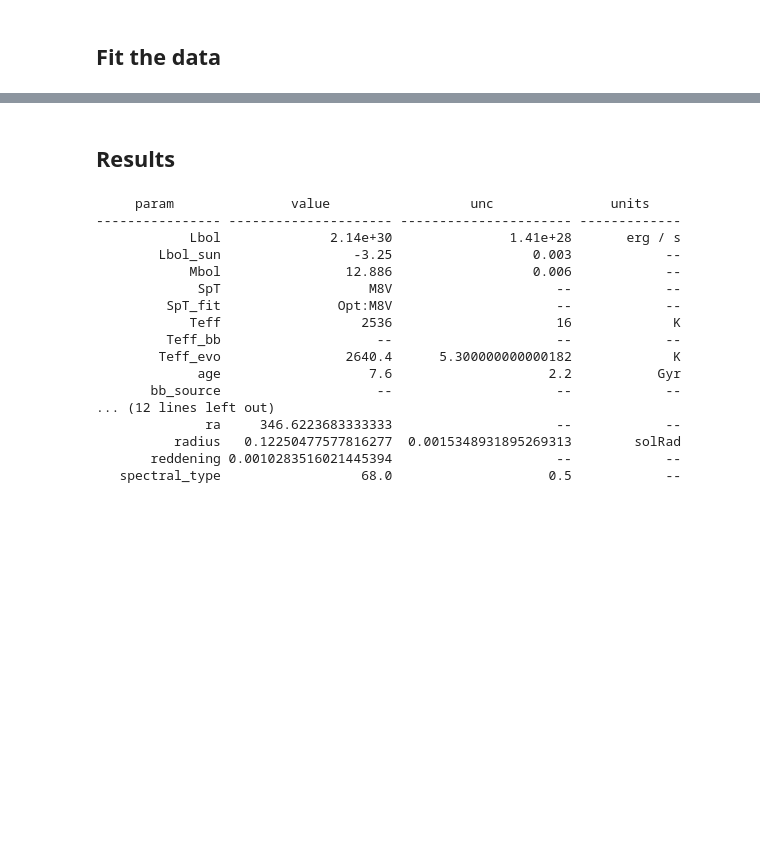
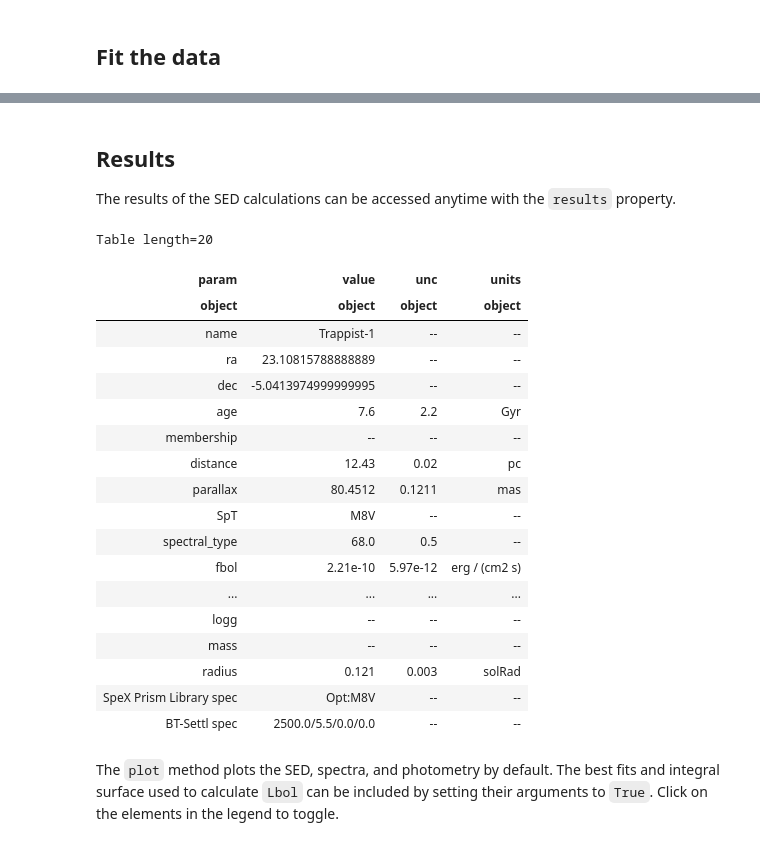
Before and after one commit to BDNYC/sedkit, a Jupyter notebook: sedkit/notebooks/Trappist-1.ipynb, the cells around one changed output, grey strips where cells are left out. Drawn from its saved outputs; the diff is of its cells as text; code cells hidden in the pictures; blank space fills up the shorter version.

```diff
--- a/sedkit/notebooks/Trappist-1.ipynb
+++ b/sedkit/notebooks/Trappist-1.ipynb
@@ -80,5 +97,5 @@ OPT spectrum      0.6      0.9       1034       Cruz et al. (2003)
 ## Other Data
 Set the spectral type.
 # %%
-trap1.spectral_type = 'M8'
+trap1.spectral_type = 'M8', '2006AJ....132.1234C'
 # %% [output]
@@ -88,2 +102,0 @@ Set the parallax.
-# %%
-trap1.parallax = 80.4512*q.mas, 0.1211*q.mas
@@ -92,5 +103,5 @@ Setting parallax to (<Quantity 80.4512 mas>, <Quantity 0.1211 mas>) and distance
 # %% [markdown]
 Set the age.
 # %%
-trap1.age = 7.6*q.Gyr, 2.2*q.Gyr
+trap1.age = 7.6*q.Gyr, 2.2*q.Gyr, '2017ApJ...845..110B'
 # %% [output]
@@ -97,0 +111,2 @@ Setting age to (<Quantity 7.6 Gyr>, <Quantity 2.2 Gyr>)
+# %%
+trap1.radius = 0.121*q.R_sun, 0.003*q.R_sun, '2021PSJ.....2....1A'
@@ -153,24 +167,28 @@ trap1.mass_from_age(plot=True, mass_units=q.Mjup)
-# %% [markdown]
-## Results
-# %%
-# Table of the results
-trap1.results.pprint(max_lines=-1)
-# %% [output]
-     param               value                  unc               units
----------------- --------------------- ---------------------- -------------
-            Lbol              2.14e+30               1.41e+28       erg / s
-        Lbol_sun                 -3.25                  0.003            --
-            Mbol                12.886                  0.006            --
-             SpT                   M8V                     --            --
-         SpT_fit               Opt:M8V                     --            --
-            Teff                  2536                     16             K
-         Teff_bb                    --                     --            --
-        Teff_evo                2640.4      5.300000000000182             K
-             age                   7.6                    2.2           Gyr
-       bb_source                    --                     --            --
-... (12 lines left out)
-              ra     346.6223683333333                     --            --
-          radius   0.12250477577816277  0.0015348931895269313        solRad
-       reddening 0.0010283516021445394                     --            --
-   spectral_type                  68.0                    0.5            --
+# %% [markdown]
+## Results
+The results of the SED calculations can be accessed anytime with the `results` property.
+# %%
+trap1.results
+# %% [output]
+Table length=20
+| param | value | unc | units |
+| object | object | object | object |
+| name | Trappist-1 | -- | -- |
+| ra | 23.10815788888889 | -- | -- |
+| dec | -5.0413974999999995 | -- | -- |
+| age | 7.6 | 2.2 | Gyr |
+| membership | -- | -- | -- |
+| distance | 12.43 | 0.02 | pc |
+| parallax | 80.4512 | 0.1211 | mas |
+| SpT | M8V | -- | -- |
+| spectral_type | 68.0 | 0.5 | -- |
+| fbol | 2.21e-10 | 5.97e-12 | erg / (cm2 s) |
+| ... | ... | ... | ... |
+| logg | -- | -- | -- |
+| mass | -- | -- | -- |
+| radius | 0.121 | 0.003 | solRad |
+| SpeX Prism Library spec | Opt:M8V | -- | -- |
+| BT-Settl spec | 2500.0/5.5/0.0/0.0 | -- | -- |
+# %% [markdown]
+The `plot` method plots the SED, spectra, and photometry by default. The best fits and integral surface used to calculate `Lbol` can be included by setting their arguments to `True`. Click on the elements in the legend to toggle.
 # %%
```
Also changed, not shown: parts of 37 cells of this notebook, 5 other files.
